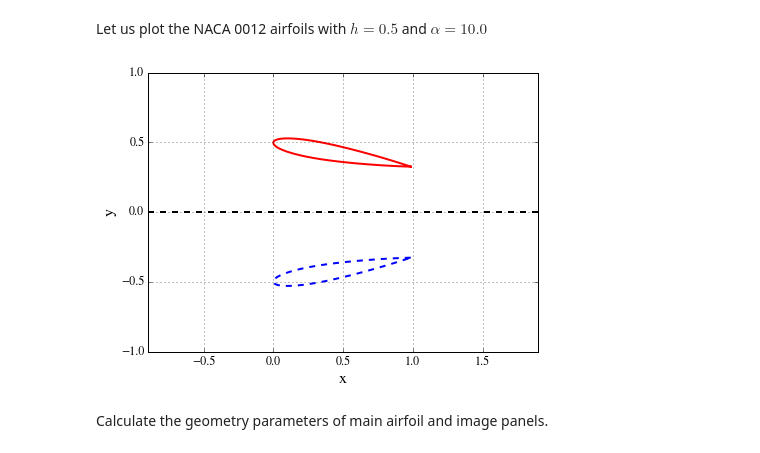
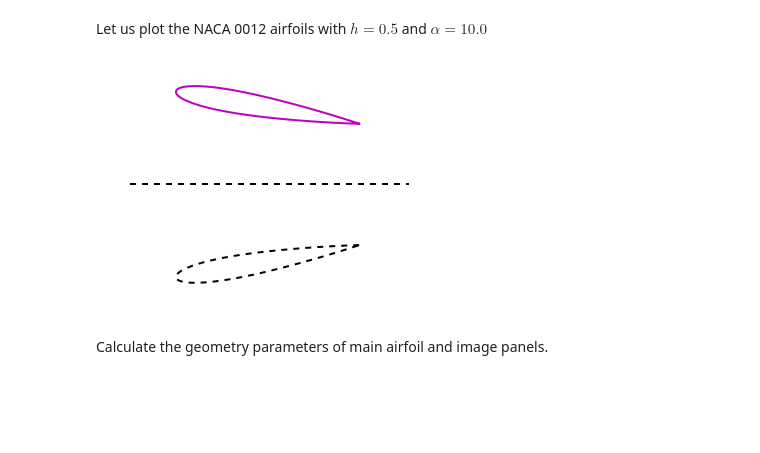
Before and after one commit to barbagroup/AeroPython-studentprojects2015, a Jupyter notebook: Ground-Effect-in-Vortex-Panel-Method/Ground-Effect-in-Vortex-Panel-Method.ipynb, the cells around one changed output. Cells and saved outputs as stored; diff of their text form; code cells hidden in the pictures; blank space fills up the shorter version.

```diff
--- a/Ground-Effect-in-Vortex-Panel-Method/Ground-Effect-in-Vortex-Panel-Method.ipynb
+++ b/Ground-Effect-in-Vortex-Panel-Method/Ground-Effect-in-Vortex-Panel-Method.ipynb
@@ -385,17 +387,15 @@ x_i, y_i = x_rot, -y_rot
 # %% [markdown]
 Let us plot the NACA 0012 airfoils with $h = 0.5$ and $\alpha = 10.0$
 # %%
-pyplot.figure(figsize=(7,5))
-pyplot.plot(x,y, 'r-', linewidth=2)
-pyplot.plot(x_i, y_i, 'b--', linewidth=2)
+pyplot.figure(figsize=(5,4), frameon=False)
+pyplot.plot(x,y, 'm-', linewidth=2)
+pyplot.plot(x_i, y_i, 'k--', linewidth=2)
 pyplot.axis('equal')
-pyplot.grid('on')
-pyplot.xlabel('x', fontsize=16)
-pyplot.ylabel('y', fontsize=16)
-pyplot.ylim(-1,1)
+pyplot.axis('off')
+pyplot.xlim(-0.5,1.5)
 pyplot.axhline(0., color='k', linestyle='--', linewidth=2);
 # %% [output]
-[figure, old version]
+[figure, new version]
 # %% [markdown]
 Calculate the geometry parameters of main airfoil and image panels.
 # %%
```
Also changed, not shown: parts of 13 cells of this notebook.
